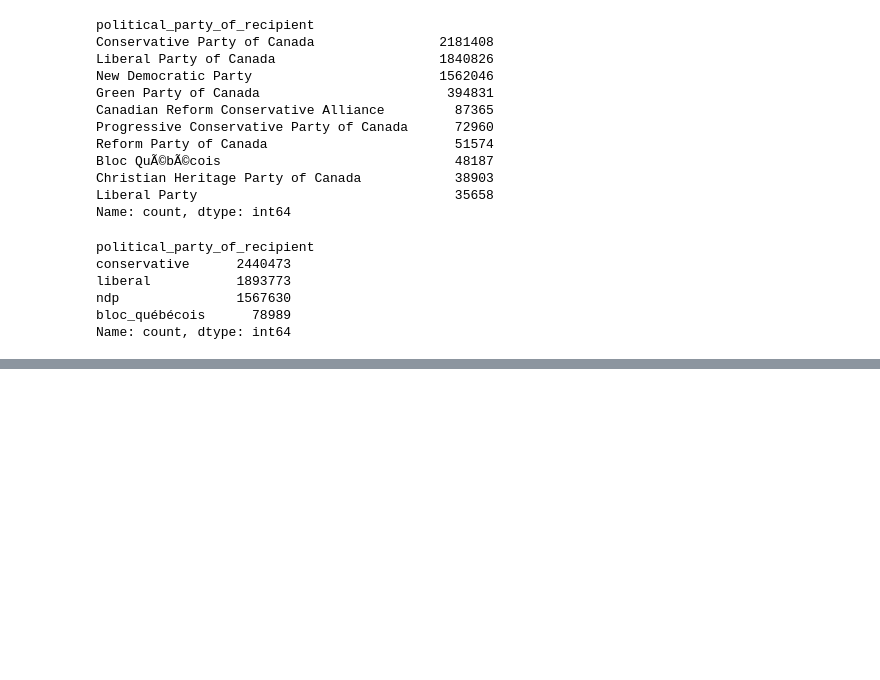
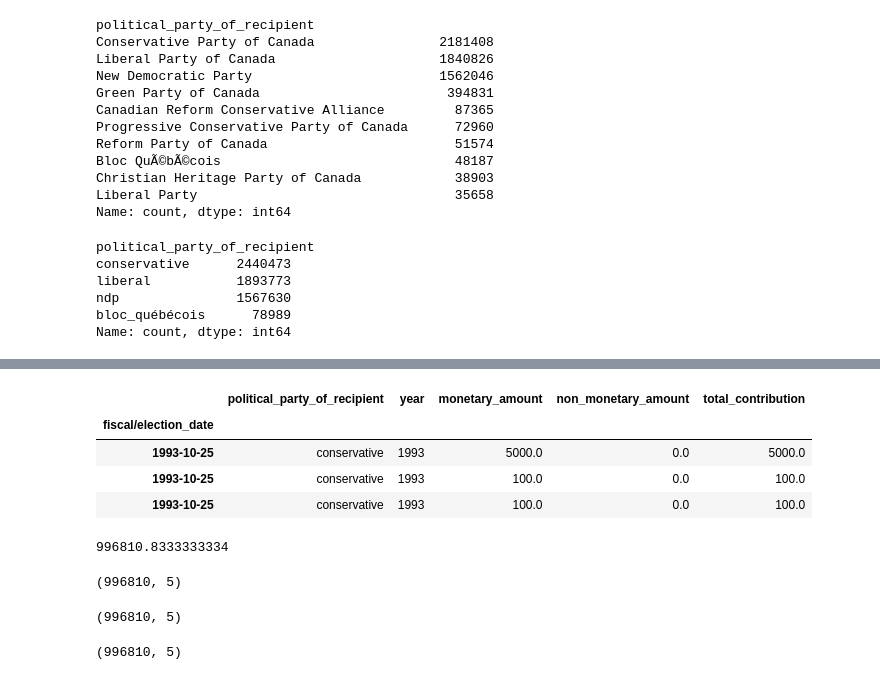
Before and after one commit to WillowTurcot/contribution_forcasting, a Jupyter notebook: 01_cleaning.ipynb, the cells around one changed output, grey strips where cells are left out. Drawn from its saved outputs; the diff is of its cells as text; code cells hidden in the pictures; blank space fills up the shorter version.

```diff
--- a/01_cleaning.ipynb
+++ b/01_cleaning.ipynb
@@ -943,0 +958,14 @@ Name: count, dtype: int64
+# %%
+canada_contribution_data = canada_contribution_data[['political_party_of_recipient', 'year', 'monetary_amount', 'non_monetary_amount', 'total_contribution']]
+# %%
+canada_contribution_data.head(3)
+# %% [output]
+|  | political_party_of_recipient | year | monetary_amount | non_monetary_amount | total_contribution |
+| fiscal/election_date |  |  |  |  |  |
+| 1993-10-25 | conservative | 1993 | 5000.0 | 0.0 | 5000.0 |
+| 1993-10-25 | conservative | 1993 | 100.0 | 0.0 | 100.0 |
+| 1993-10-25 | conservative | 1993 | 100.0 | 0.0 | 100.0 |
+# %%
+canada_contribution_data.shape[0]/6
+# %% [output]
+996810.8333333334
@@ -943,0 +974,18 @@ Name: count, dtype: int64
+# %%
+#retrieve first quarter of data
+canada_contribution_data_01 = canada_contribution_data.iloc[:sixth_rows]
+canada_contribution_data_01.shape
+# %% [output]
+(996810, 5)
+# %%
+#retrieve second quarter of data
+canada_contribution_data_02 = canada_contribution_data.iloc[sixth_rows:(sixth_rows*2)]
+canada_contribution_data_02.shape
+# %% [output]
+(996810, 5)
+# %%
+#retrieve third quarter of data
+canada_contribution_data_03 = canada_contribution_data.iloc[(sixth_rows*2):(sixth_rows*3)]
+canada_contribution_data_03.shape
+# %% [output]
+(996810, 5)
```
Also changed, not shown: parts of 9 cells of this notebook, 6 other files.
